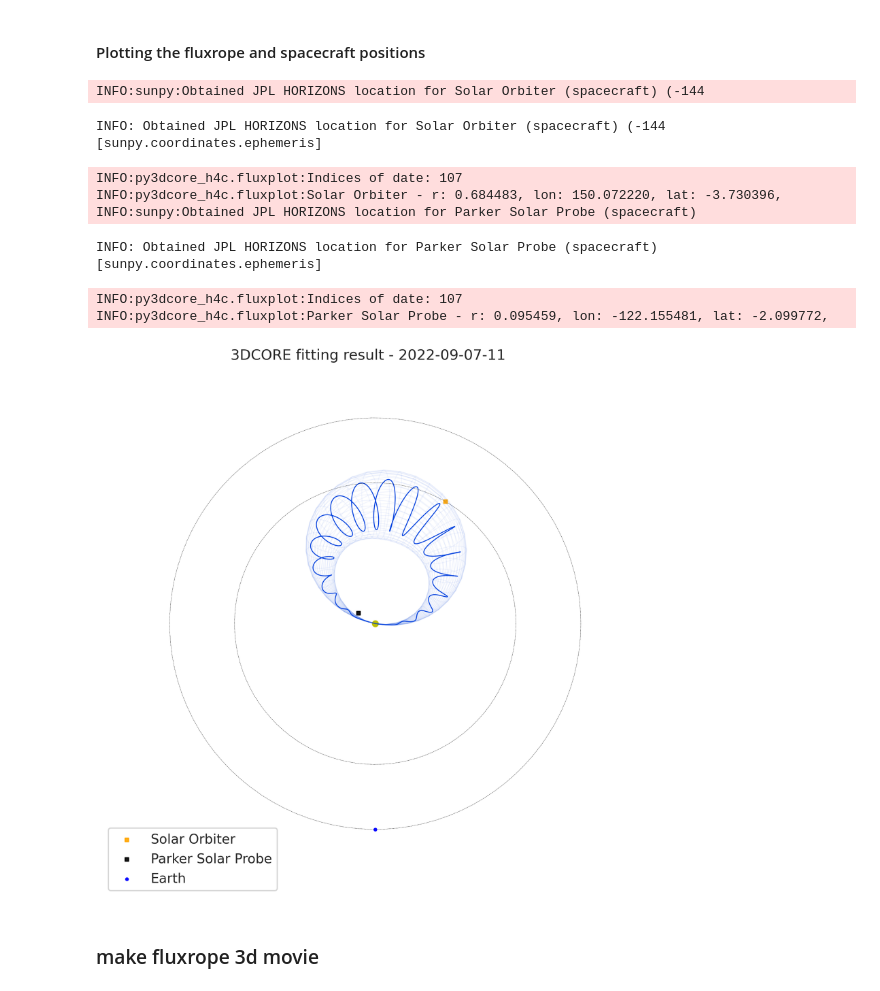
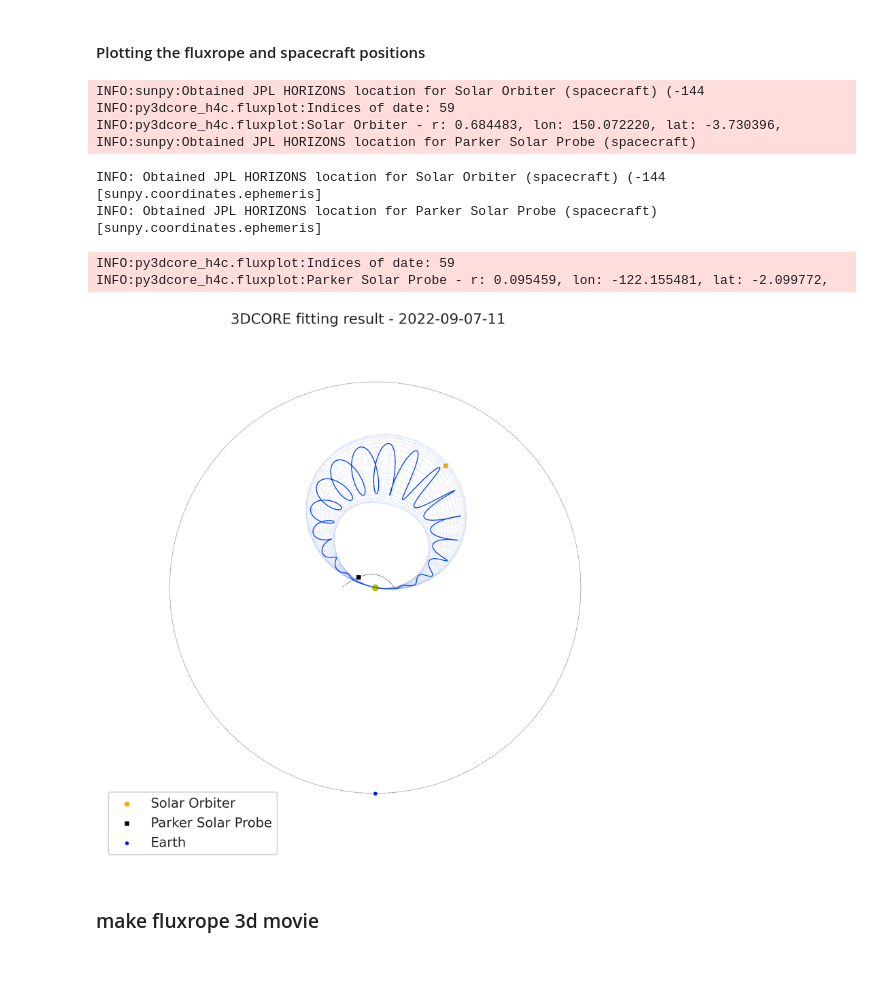
Before and after one commit to helioforecast/py3DCORE_h4c_basic, a Jupyter notebook: plottingroutine_sep22.ipynb, the cells around one changed output. Drawn from its saved outputs; the diff is of its cells as text; code cells hidden in the pictures.

Commit message:
fluxplotmovie

```diff
--- a/plottingroutine_sep22.ipynb
+++ b/plottingroutine_sep22.ipynb
@@ -125,21 +125,21 @@ print(out['launch speed'].std())
 # %%
 #measurement times
 #tm0 =  t_launch + datetime.timedelta(days=1.5)
 tm0 =  datetime.datetime(2022, 9, 7, 1)
 tm1 =  t_launch + datetime.timedelta(days=1.7)
 tm2 =  t_launch + datetime.timedelta(days=3.5)
 
-fig = fp.full3d(spacecraftlist=['solo', 'psp'], planetlist =['Earth'],t = tm1, start = '2022-09-03', end = '2022-09-10', filepath = filepath, traj = False)
+fig = fp.full3d(spacecraftlist=['solo', 'psp'], planetlist =['Earth'],t = tm1, filepath = filepath, traj = False)
 # %% [output]
 INFO:sunpy:Obtained JPL HORIZONS location for Solar Orbiter (spacecraft) (-144
+INFO:py3dcore_h4c.fluxplot:Indices of date: 59
+INFO:py3dcore_h4c.fluxplot:Solar Orbiter - r: 0.684483, lon: 150.072220, lat: -3.730396,
+INFO:sunpy:Obtained JPL HORIZONS location for Parker Solar Probe (spacecraft)
 INFO: Obtained JPL HORIZONS location for Solar Orbiter (spacecraft) (-144 [sunpy.coordinates.ephemeris]
+INFO: Obtained JPL HORIZONS location for Parker Solar Probe (spacecraft) [sunpy.coordinates.ephemeris]
-INFO:py3dcore_h4c.fluxplot:Indices of date: 107
-INFO:py3dcore_h4c.fluxplot:Solar Orbiter - r: 0.684483, lon: 150.072220, lat: -3.730396,
-INFO:sunpy:Obtained JPL HORIZONS location for Parker Solar Probe (spacecraft)
+INFO:py3dcore_h4c.fluxplot:Indices of date: 59
+INFO:py3dcore_h4c.fluxplot:Parker Solar Probe - r: 0.095459, lon: -122.155481, lat: -2.099772,
-INFO: Obtained JPL HORIZONS location for Parker Solar Probe (spacecraft) [sunpy.coordinates.ephemeris]
-INFO:py3dcore_h4c.fluxplot:Indices of date: 107
-INFO:py3dcore_h4c.fluxplot:Parker Solar Probe - r: 0.095459, lon: -122.155481, lat: -2.099772,
-[figure, old version]
+[figure, new version]
 # %% [markdown]
 ### make fluxrope 3d movie
 # %%
```
Also changed, not shown: parts of 12 cells of this notebook, 5 other files.
